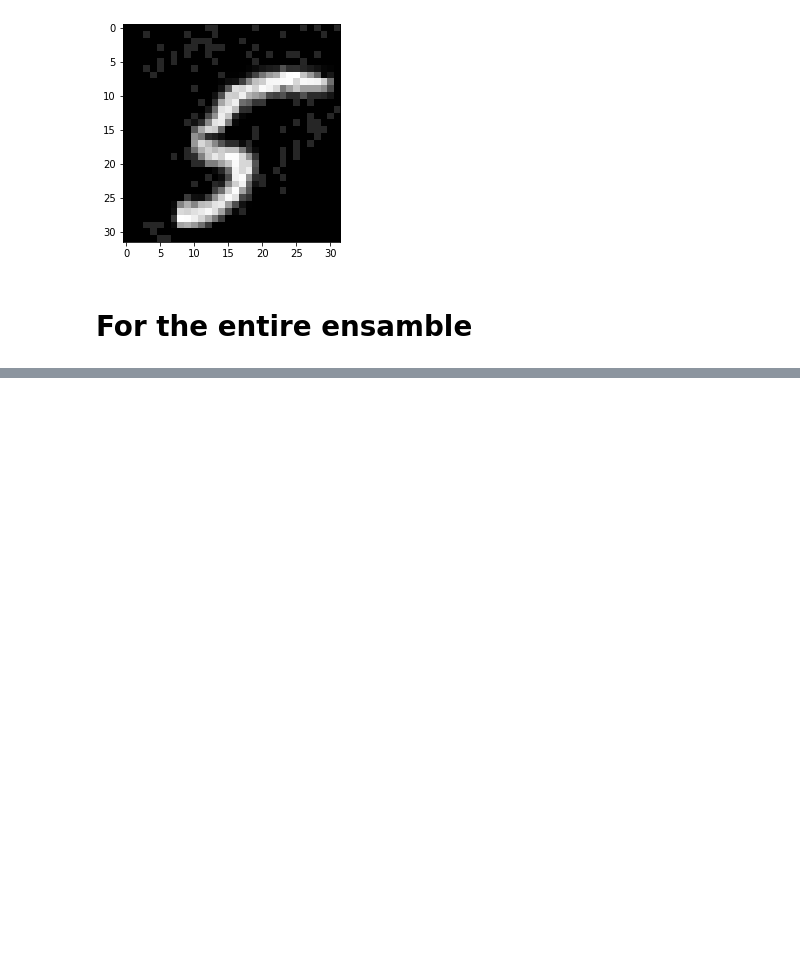
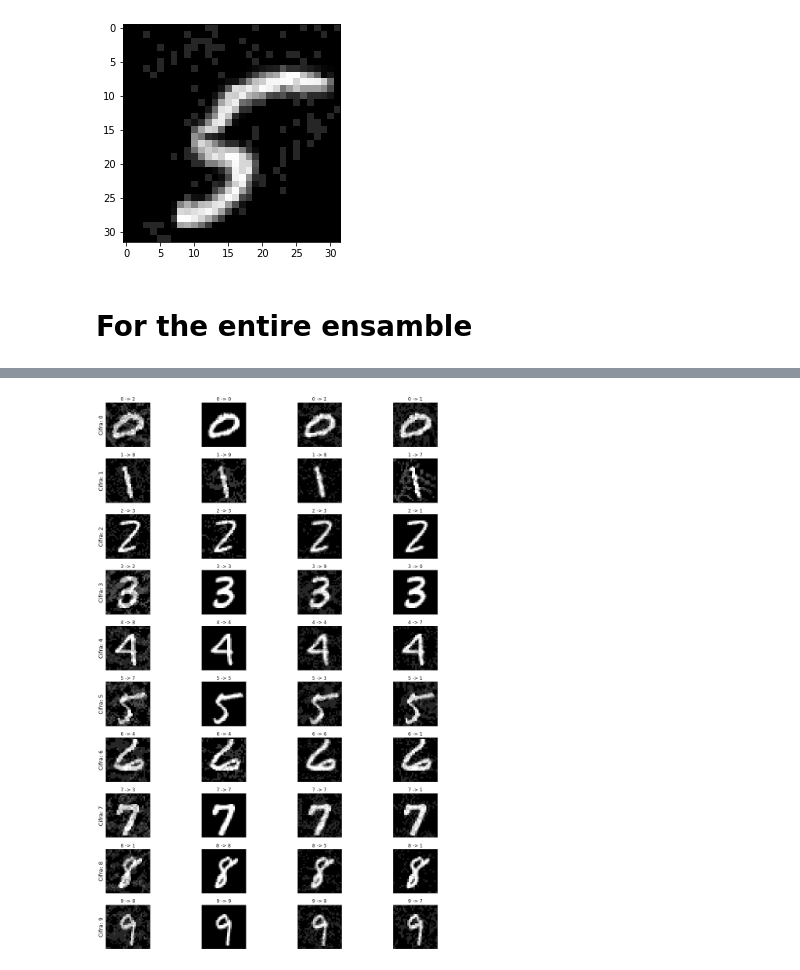
Before and after one commit to xTavi/BlackBoxAttack, a Jupyter notebook: BlackBoxAttack.ipynb, the cells around one changed output, grey strips where cells are left out. Cells and saved outputs as stored; diff of their text form; code cells hidden in the pictures; blank space fills up the shorter version.

```diff
--- a/BlackBoxAttack.ipynb
+++ b/BlackBoxAttack.ipynb
@@ -1939,0 +1726,28 @@ LeNet555(
+# %%
+# Plot several examples of adversarial samples at each epsilon
+cnt = 0
+plt.figure(figsize=(15,20))
+for i in range(10):
+    for j in range(4):
+        cnt += 1
+        plt.subplot(10,4,cnt)
+        plt.xticks([], [])
+        plt.yticks([], [])
+        if j == 0:
+            plt.ylabel("Cifra: {}".format(i), fontsize=14)
+        if cnt%4 == 0:
+          prediction = model3(matrix[cnt-1].unsqueeze(dim=0)).argmax().item()
+        if cnt%4 == 1:
+          prediction = ensamble_prediction(matrix[cnt-1].unsqueeze(dim=0)).argmax().item()
+        if cnt%4 == 2:
+          prediction = model1(matrix[cnt-1].unsqueeze(dim=0)).argmax().item()
+        if cnt%4 == 3:
+          prediction = model2(transform_image(matrix[cnt-1].unsqueeze(dim=0)))[0].argmax().item()
+
+
+        plt.title(f"{i} -> {prediction}")
+        plt.imshow(matrix[cnt-1].squeeze(dim=0).squeeze(dim=0), cmap="gray")
+plt.tight_layout()
+plt.show()
+# %% [output]
+[figure, added]
```
Also changed, not shown: parts of 72 cells of this notebook.
